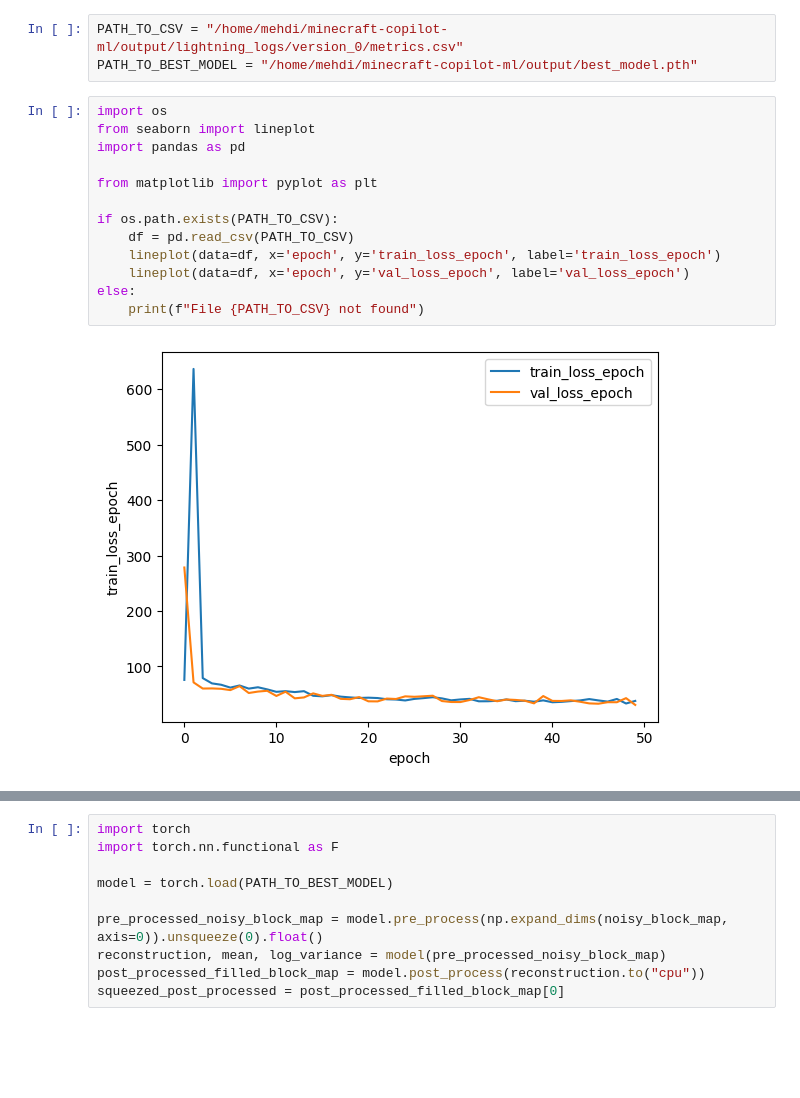
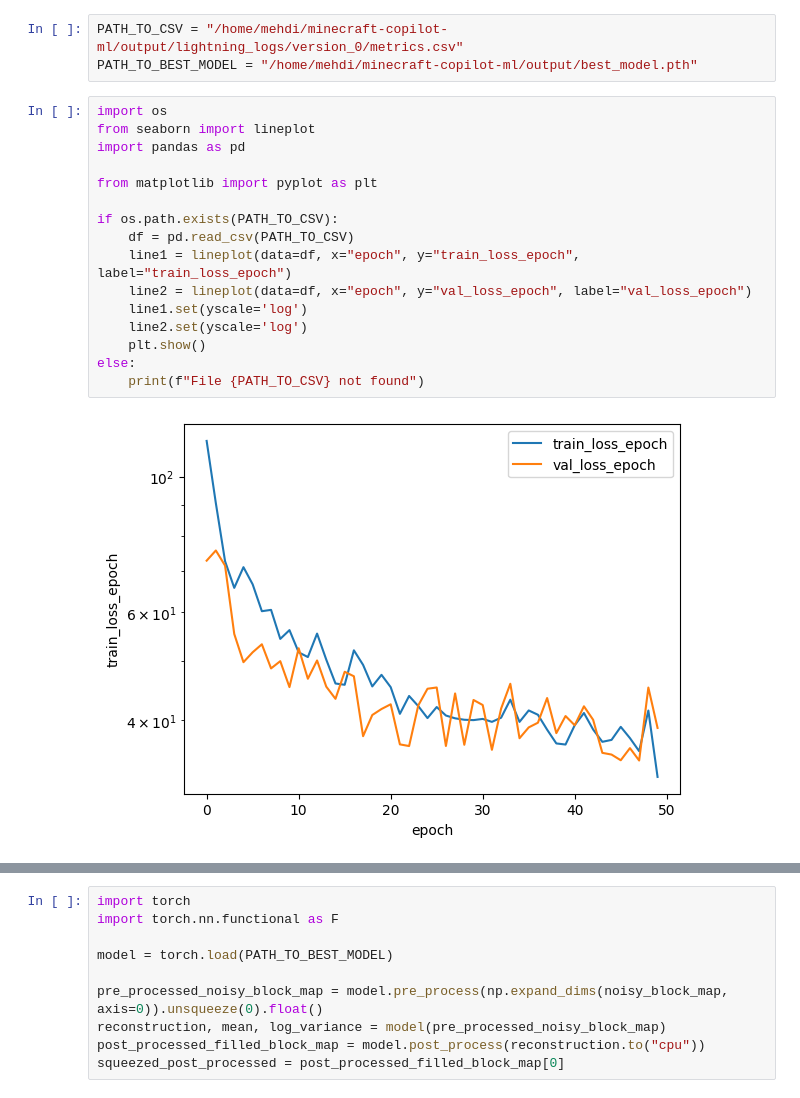
Before and after one commit to DemyCode/minecraft-copilot-ml, a Jupyter notebook: minecraft_copilot_ml/metrics_graph.ipynb, the cells around one changed output, grey strips where cells are left out. Drawn from its saved outputs; the diff is of its cells as text; blank space fills up the shorter version.

```diff
--- a/minecraft_copilot_ml/metrics_graph.ipynb
+++ b/minecraft_copilot_ml/metrics_graph.ipynb
@@ -4,18 +4,21 @@ PATH_TO_BEST_MODEL = "/home/mehdi/minecraft-copilot-ml/output/best_model.pth"
 # %%
 import os
 from seaborn import lineplot
 import pandas as pd
 
 from matplotlib import pyplot as plt
 
 if os.path.exists(PATH_TO_CSV):
     df = pd.read_csv(PATH_TO_CSV)
-    lineplot(data=df, x='epoch', y='train_loss_epoch', label='train_loss_epoch')
-    lineplot(data=df, x='epoch', y='val_loss_epoch', label='val_loss_epoch')
+    line1 = lineplot(data=df, x="epoch", y="train_loss_epoch", label="train_loss_epoch")
+    line2 = lineplot(data=df, x="epoch", y="val_loss_epoch", label="val_loss_epoch")
+    line1.set(yscale='log')
+    line2.set(yscale='log')
+    plt.show()
 else:
     print(f"File {PATH_TO_CSV} not found")
 # %% [output]
-[figure, old version]
+[figure, new version]
 # %%
 from matplotlib import pyplot as plt
 import numpy as np
```
Also changed, not shown: parts of 4 cells of this notebook, 1 other file.
